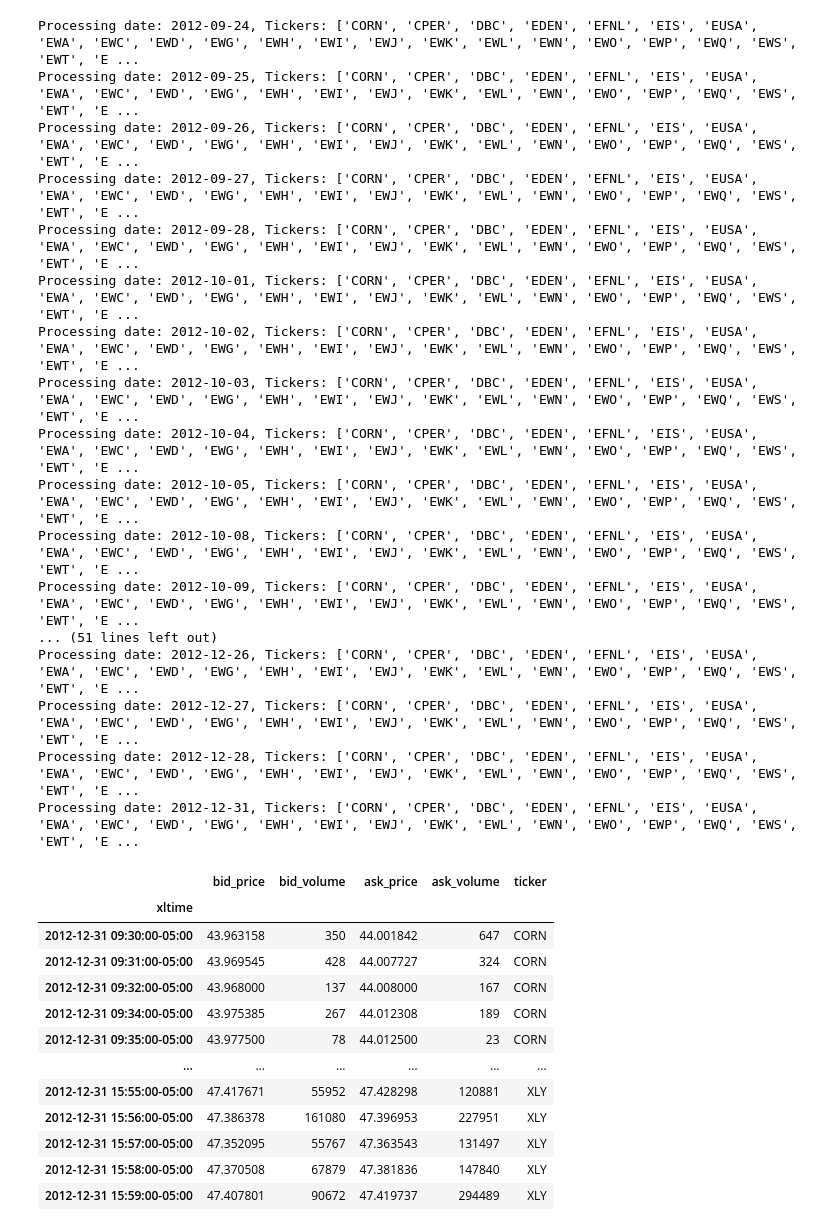
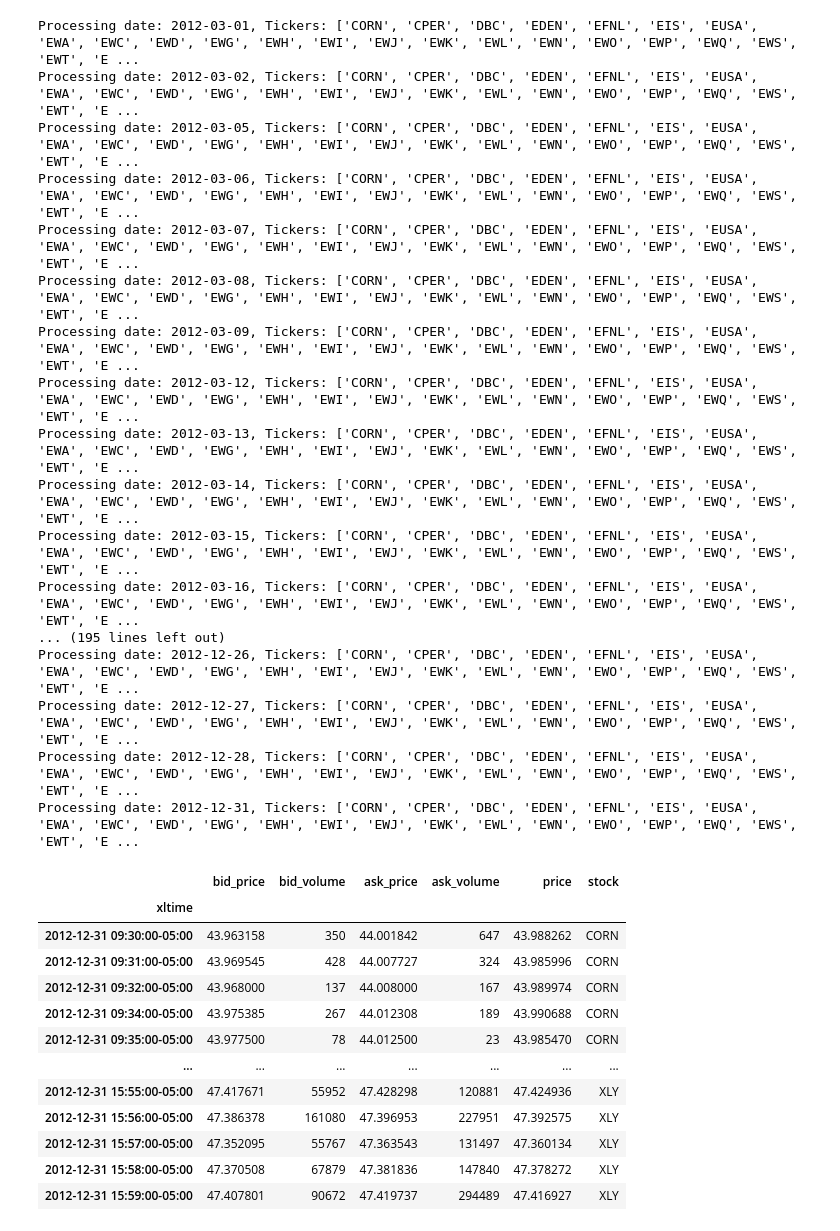
Before and after one commit to PH-14/FBD_2024_GroupE, a Jupyter notebook: uploading.ipynb, the cells around one changed output. Drawn from its saved outputs; the diff is of its cells as text; code cells hidden in the pictures.

```diff
--- a/uploading.ipynb
+++ b/uploading.ipynb
@@ -3,38 +3,39 @@ import pandas as pd
 from uploading_data import *
 from data_exploration import *
 # %%
-start_date = pd.to_datetime("2012-09-22")
+start_date = pd.to_datetime("2012-03-01")
 end_date = pd.to_datetime("2012-12-31")
 
-load_all(start_date, end_date, True)
+testing = load_all(start_date, end_date, save=True, compress_to_tar=False)
+testing
 # %% [output]
-Processing date: 2012-09-24, Tickers: ['CORN', 'CPER', 'DBC', 'EDEN', 'EFNL', 'EIS', 'EUSA', 'EWA', 'EWC', 'EWD', 'EWG', 'EWH', 'EWI', 'EWJ', 'EWK', 'EWL', 'EWN', 'EWO', 'EWP', 'EWQ', 'EWS', 'EWT', 'E ...
-Processing date: 2012-09-25, Tickers: ['CORN', 'CPER', 'DBC', 'EDEN', 'EFNL', 'EIS', 'EUSA', 'EWA', 'EWC', 'EWD', 'EWG', 'EWH', 'EWI', 'EWJ', 'EWK', 'EWL', 'EWN', 'EWO', 'EWP', 'EWQ', 'EWS', 'EWT', 'E ...
-Processing date: 2012-09-26, Tickers: ['CORN', 'CPER', 'DBC', 'EDEN', 'EFNL', 'EIS', 'EUSA', 'EWA', 'EWC', 'EWD', 'EWG', 'EWH', 'EWI', 'EWJ', 'EWK', 'EWL', 'EWN', 'EWO', 'EWP', 'EWQ', 'EWS', 'EWT', 'E ...
-Processing date: 2012-09-27, Tickers: ['CORN', 'CPER', 'DBC', 'EDEN', 'EFNL', 'EIS', 'EUSA', 'EWA', 'EWC', 'EWD', 'EWG', 'EWH', 'EWI', 'EWJ', 'EWK', 'EWL', 'EWN', 'EWO', 'EWP', 'EWQ', 'EWS', 'EWT', 'E ...
-Processing date: 2012-09-28, Tickers: ['CORN', 'CPER', 'DBC', 'EDEN', 'EFNL', 'EIS', 'EUSA', 'EWA', 'EWC', 'EWD', 'EWG', 'EWH', 'EWI', 'EWJ', 'EWK', 'EWL', 'EWN', 'EWO', 'EWP', 'EWQ', 'EWS', 'EWT', 'E ...
-Processing date: 2012-10-01, Tickers: ['CORN', 'CPER', 'DBC', 'EDEN', 'EFNL', 'EIS', 'EUSA', 'EWA', 'EWC', 'EWD', 'EWG', 'EWH', 'EWI', 'EWJ', 'EWK', 'EWL', 'EWN', 'EWO', 'EWP', 'EWQ', 'EWS', 'EWT', 'E ...
-Processing date: 2012-10-02, Tickers: ['CORN', 'CPER', 'DBC', 'EDEN', 'EFNL', 'EIS', 'EUSA', 'EWA', 'EWC', 'EWD', 'EWG', 'EWH', 'EWI', 'EWJ', 'EWK', 'EWL', 'EWN', 'EWO', 'EWP', 'EWQ', 'EWS', 'EWT', 'E ...
-Processing date: 2012-10-03, Tickers: ['CORN', 'CPER', 'DBC', 'EDEN', 'EFNL', 'EIS', 'EUSA', 'EWA', 'EWC', 'EWD', 'EWG', 'EWH', 'EWI', 'EWJ', 'EWK', 'EWL', 'EWN', 'EWO', 'EWP', 'EWQ', 'EWS', 'EWT', 'E ...
-Processing date: 2012-10-04, Tickers: ['CORN', 'CPER', 'DBC', 'EDEN', 'EFNL', 'EIS', 'EUSA', 'EWA', 'EWC', 'EWD', 'EWG', 'EWH', 'EWI', 'EWJ', 'EWK', 'EWL', 'EWN', 'EWO', 'EWP', 'EWQ', 'EWS', 'EWT', 'E ...
-Processing date: 2012-10-05, Tickers: ['CORN', 'CPER', 'DBC', 'EDEN', 'EFNL', 'EIS', 'EUSA', 'EWA', 'EWC', 'EWD', 'EWG', 'EWH', 'EWI', 'EWJ', 'EWK', 'EWL', 'EWN', 'EWO', 'EWP', 'EWQ', 'EWS', 'EWT', 'E ...
-Processing date: 2012-10-08, Tickers: ['CORN', 'CPER', 'DBC', 'EDEN', 'EFNL', 'EIS', 'EUSA', 'EWA', 'EWC', 'EWD', 'EWG', 'EWH', 'EWI', 'EWJ', 'EWK', 'EWL', 'EWN', 'EWO', 'EWP', 'EWQ', 'EWS', 'EWT', 'E ...
-Processing date: 2012-10-09, Tickers: ['CORN', 'CPER', 'DBC', 'EDEN', 'EFNL', 'EIS', 'EUSA', 'EWA', 'EWC', 'EWD', 'EWG', 'EWH', 'EWI', 'EWJ', 'EWK', 'EWL', 'EWN', 'EWO', 'EWP', 'EWQ', 'EWS', 'EWT', 'E ...
-... (51 lines left out)
+Processing date: 2012-03-01, Tickers: ['CORN', 'CPER', 'DBC', 'EDEN', 'EFNL', 'EIS', 'EUSA', 'EWA', 'EWC', 'EWD', 'EWG', 'EWH', 'EWI', 'EWJ', 'EWK', 'EWL', 'EWN', 'EWO', 'EWP', 'EWQ', 'EWS', 'EWT', 'E ...
+Processing date: 2012-03-02, Tickers: ['CORN', 'CPER', 'DBC', 'EDEN', 'EFNL', 'EIS', 'EUSA', 'EWA', 'EWC', 'EWD', 'EWG', 'EWH', 'EWI', 'EWJ', 'EWK', 'EWL', 'EWN', 'EWO', 'EWP', 'EWQ', 'EWS', 'EWT', 'E ...
+Processing date: 2012-03-05, Tickers: ['CORN', 'CPER', 'DBC', 'EDEN', 'EFNL', 'EIS', 'EUSA', 'EWA', 'EWC', 'EWD', 'EWG', 'EWH', 'EWI', 'EWJ', 'EWK', 'EWL', 'EWN', 'EWO', 'EWP', 'EWQ', 'EWS', 'EWT', 'E ...
+Processing date: 2012-03-06, Tickers: ['CORN', 'CPER', 'DBC', 'EDEN', 'EFNL', 'EIS', 'EUSA', 'EWA', 'EWC', 'EWD', 'EWG', 'EWH', 'EWI', 'EWJ', 'EWK', 'EWL', 'EWN', 'EWO', 'EWP', 'EWQ', 'EWS', 'EWT', 'E ...
+Processing date: 2012-03-07, Tickers: ['CORN', 'CPER', 'DBC', 'EDEN', 'EFNL', 'EIS', 'EUSA', 'EWA', 'EWC', 'EWD', 'EWG', 'EWH', 'EWI', 'EWJ', 'EWK', 'EWL', 'EWN', 'EWO', 'EWP', 'EWQ', 'EWS', 'EWT', 'E ...
+Processing date: 2012-03-08, Tickers: ['CORN', 'CPER', 'DBC', 'EDEN', 'EFNL', 'EIS', 'EUSA', 'EWA', 'EWC', 'EWD', 'EWG', 'EWH', 'EWI', 'EWJ', 'EWK', 'EWL', 'EWN', 'EWO', 'EWP', 'EWQ', 'EWS', 'EWT', 'E ...
+Processing date: 2012-03-09, Tickers: ['CORN', 'CPER', 'DBC', 'EDEN', 'EFNL', 'EIS', 'EUSA', 'EWA', 'EWC', 'EWD', 'EWG', 'EWH', 'EWI', 'EWJ', 'EWK', 'EWL', 'EWN', 'EWO', 'EWP', 'EWQ', 'EWS', 'EWT', 'E ...
+Processing date: 2012-03-12, Tickers: ['CORN', 'CPER', 'DBC', 'EDEN', 'EFNL', 'EIS', 'EUSA', 'EWA', 'EWC', 'EWD', 'EWG', 'EWH', 'EWI', 'EWJ', 'EWK', 'EWL', 'EWN', 'EWO', 'EWP', 'EWQ', 'EWS', 'EWT', 'E ...
+Processing date: 2012-03-13, Tickers: ['CORN', 'CPER', 'DBC', 'EDEN', 'EFNL', 'EIS', 'EUSA', 'EWA', 'EWC', 'EWD', 'EWG', 'EWH', 'EWI', 'EWJ', 'EWK', 'EWL', 'EWN', 'EWO', 'EWP', 'EWQ', 'EWS', 'EWT', 'E ...
+Processing date: 2012-03-14, Tickers: ['CORN', 'CPER', 'DBC', 'EDEN', 'EFNL', 'EIS', 'EUSA', 'EWA', 'EWC', 'EWD', 'EWG', 'EWH', 'EWI', 'EWJ', 'EWK', 'EWL', 'EWN', 'EWO', 'EWP', 'EWQ', 'EWS', 'EWT', 'E ...
+Processing date: 2012-03-15, Tickers: ['CORN', 'CPER', 'DBC', 'EDEN', 'EFNL', 'EIS', 'EUSA', 'EWA', 'EWC', 'EWD', 'EWG', 'EWH', 'EWI', 'EWJ', 'EWK', 'EWL', 'EWN', 'EWO', 'EWP', 'EWQ', 'EWS', 'EWT', 'E ...
+Processing date: 2012-03-16, Tickers: ['CORN', 'CPER', 'DBC', 'EDEN', 'EFNL', 'EIS', 'EUSA', 'EWA', 'EWC', 'EWD', 'EWG', 'EWH', 'EWI', 'EWJ', 'EWK', 'EWL', 'EWN', 'EWO', 'EWP', 'EWQ', 'EWS', 'EWT', 'E ...
+... (195 lines left out)
 Processing date: 2012-12-26, Tickers: ['CORN', 'CPER', 'DBC', 'EDEN', 'EFNL', 'EIS', 'EUSA', 'EWA', 'EWC', 'EWD', 'EWG', 'EWH', 'EWI', 'EWJ', 'EWK', 'EWL', 'EWN', 'EWO', 'EWP', 'EWQ', 'EWS', 'EWT', 'E ...
 Processing date: 2012-12-27, Tickers: ['CORN', 'CPER', 'DBC', 'EDEN', 'EFNL', 'EIS', 'EUSA', 'EWA', 'EWC', 'EWD', 'EWG', 'EWH', 'EWI', 'EWJ', 'EWK', 'EWL', 'EWN', 'EWO', 'EWP', 'EWQ', 'EWS', 'EWT', 'E ...
 Processing date: 2012-12-28, Tickers: ['CORN', 'CPER', 'DBC', 'EDEN', 'EFNL', 'EIS', 'EUSA', 'EWA', 'EWC', 'EWD', 'EWG', 'EWH', 'EWI', 'EWJ', 'EWK', 'EWL', 'EWN', 'EWO', 'EWP', 'EWQ', 'EWS', 'EWT', 'E ...
 Processing date: 2012-12-31, Tickers: ['CORN', 'CPER', 'DBC', 'EDEN', 'EFNL', 'EIS', 'EUSA', 'EWA', 'EWC', 'EWD', 'EWG', 'EWH', 'EWI', 'EWJ', 'EWK', 'EWL', 'EWN', 'EWO', 'EWP', 'EWQ', 'EWS', 'EWT', 'E ...
-|  | bid_price | bid_volume | ask_price | ask_volume | ticker |
-| xltime |  |  |  |  |  |
-| 2012-12-31 09:30:00-05:00 | 43.963158 | 350 | 44.001842 | 647 | CORN |
-| 2012-12-31 09:31:00-05:00 | 43.969545 | 428 | 44.007727 | 324 | CORN |
-| 2012-12-31 09:32:00-05:00 | 43.968000 | 137 | 44.008000 | 167 | CORN |
-| 2012-12-31 09:34:00-05:00 | 43.975385 | 267 | 44.012308 | 189 | CORN |
-| 2012-12-31 09:35:00-05:00 | 43.977500 | 78 | 44.012500 | 23 | CORN |
-| ... | ... | ... | ... | ... | ... |
-| 2012-12-31 15:55:00-05:00 | 47.417671 | 55952 | 47.428298 | 120881 | XLY |
-| 2012-12-31 15:56:00-05:00 | 47.386378 | 161080 | 47.396953 | 227951 | XLY |
-| 2012-12-31 15:57:00-05:00 | 47.352095 | 55767 | 47.363543 | 131497 | XLY |
-| 2012-12-31 15:58:00-05:00 | 47.370508 | 67879 | 47.381836 | 147840 | XLY |
-| 2012-12-31 15:59:00-05:00 | 47.407801 | 90672 | 47.419737 | 294489 | XLY |
+|  | bid_price | bid_volume | ask_price | ask_volume | price | stock |
+| xltime |  |  |  |  |  |  |
+| 2012-12-31 09:30:00-05:00 | 43.963158 | 350 | 44.001842 | 647 | 43.988262 | CORN |
+| 2012-12-31 09:31:00-05:00 | 43.969545 | 428 | 44.007727 | 324 | 43.985996 | CORN |
+| 2012-12-31 09:32:00-05:00 | 43.968000 | 137 | 44.008000 | 167 | 43.989974 | CORN |
+| 2012-12-31 09:34:00-05:00 | 43.975385 | 267 | 44.012308 | 189 | 43.990688 | CORN |
+| 2012-12-31 09:35:00-05:00 | 43.977500 | 78 | 44.012500 | 23 | 43.985470 | CORN |
+| ... | ... | ... | ... | ... | ... | ... |
+| 2012-12-31 15:55:00-05:00 | 47.417671 | 55952 | 47.428298 | 120881 | 47.424936 | XLY |
+| 2012-12-31 15:56:00-05:00 | 47.386378 | 161080 | 47.396953 | 227951 | 47.392575 | XLY |
+| 2012-12-31 15:57:00-05:00 | 47.352095 | 55767 | 47.363543 | 131497 | 47.360134 | XLY |
+| 2012-12-31 15:58:00-05:00 | 47.370508 | 67879 | 47.381836 | 147840 | 47.378272 | XLY |
+| 2012-12-31 15:59:00-05:00 | 47.407801 | 90672 | 47.419737 | 294489 | 47.416927 | XLY |
```
Also changed, not shown: parts of 4 cells of this notebook, 5 other files.
